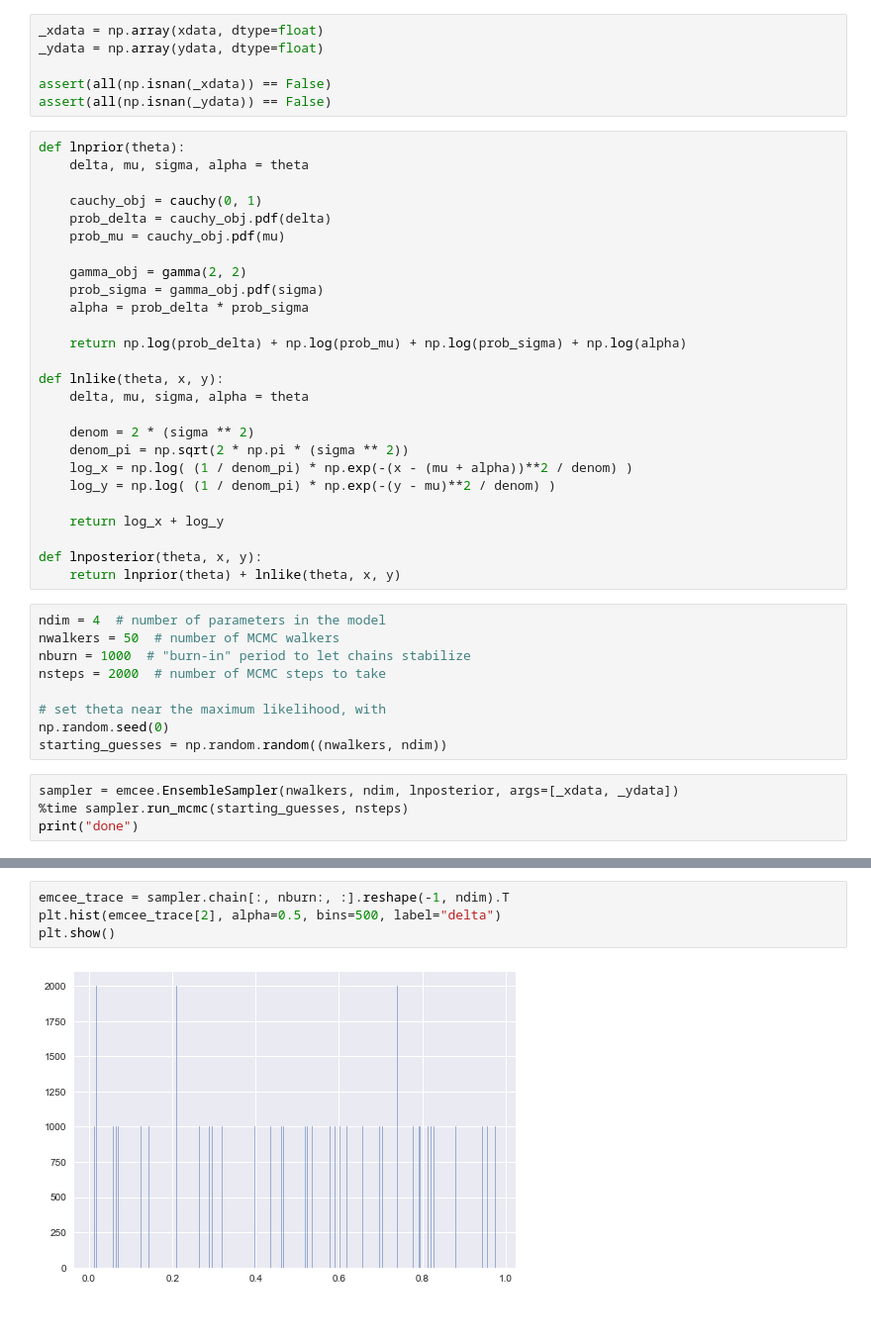
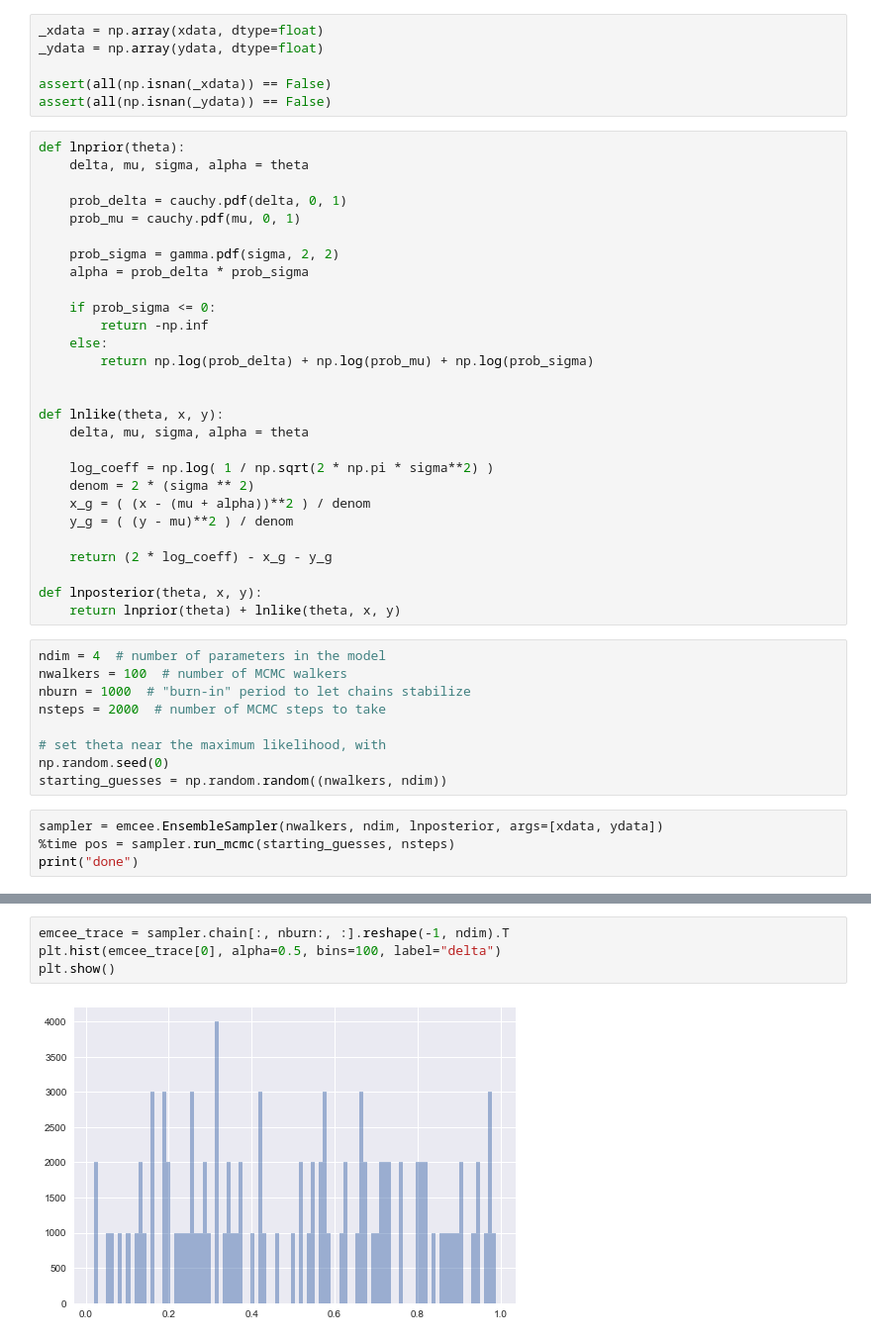
Before and after one commit to daryadedik/investigate_bayesian, a Jupyter notebook: Bayesian sampling investigation data generation.ipynb, the cells around one changed output, grey strips where cells are left out. Shown: that part at 99% size. Drawn from its saved outputs; the diff is of its cells as text.

```diff
--- a/Bayesian sampling investigation data generation.ipynb
+++ b/Bayesian sampling investigation data generation.ipynb
@@ -81,31 +79,33 @@ assert(all(np.isnan(_ydata)) == False)
 def lnprior(theta):
     delta, mu, sigma, alpha = theta
 
-    cauchy_obj = cauchy(0, 1)
-    prob_delta = cauchy_obj.pdf(delta)
-    prob_mu = cauchy_obj.pdf(mu)
+    prob_delta = cauchy.pdf(delta, 0, 1)
+    prob_mu = cauchy.pdf(mu, 0, 1)
 
-    gamma_obj = gamma(2, 2)
-    prob_sigma = gamma_obj.pdf(sigma)
+    prob_sigma = gamma.pdf(sigma, 2, 2)
     alpha = prob_delta * prob_sigma
 
-    return np.log(prob_delta) + np.log(prob_mu) + np.log(prob_sigma) + np.log(alpha)
+    if prob_sigma <= 0:
+        return -np.inf
+    else:
+        return np.log(prob_delta) + np.log(prob_mu) + np.log(prob_sigma)
+
 
 def lnlike(theta, x, y):
     delta, mu, sigma, alpha = theta
 
+    log_coeff = np.log( 1 / np.sqrt(2 * np.pi * sigma**2) )
     denom = 2 * (sigma ** 2)
-    denom_pi = np.sqrt(2 * np.pi * (sigma ** 2))
-    log_x = np.log( (1 / denom_pi) * np.exp(-(x - (mu + alpha))**2 / denom) )
-    log_y = np.log( (1 / denom_pi) * np.exp(-(y - mu)**2 / denom) )
+    x_g = ( (x - (mu + alpha))**2 ) / denom
+    y_g = ( (y - mu)**2 ) / denom
 
-    return log_x + log_y
+    return (2 * log_coeff) - x_g - y_g
 
 def lnposterior(theta, x, y):
     return lnprior(theta) + lnlike(theta, x, y)
 # %%
 ndim = 4  # number of parameters in the model
-nwalkers = 50  # number of MCMC walkers
+nwalkers = 100  # number of MCMC walkers
 nburn = 1000  # "burn-in" period to let chains stabilize
 nsteps = 2000  # number of MCMC steps to take
 
@@ -113,7 +113,7 @@ nsteps = 2000  # number of MCMC steps to take
 np.random.seed(0)
 starting_guesses = np.random.random((nwalkers, ndim))
 # %%
-sampler = emcee.EnsembleSampler(nwalkers, ndim, lnposterior, args=[_xdata, _ydata])
-%time sampler.run_mcmc(starting_guesses, nsteps)
+sampler = emcee.EnsembleSampler(nwalkers, ndim, lnposterior, args=[xdata, ydata])
+%time pos = sampler.run_mcmc(starting_guesses, nsteps)
 print("done")
 # %% [output]
@@ -122,7 +122,7 @@ Wall time: 3min 21s
 done
 # %%
 emcee_trace = sampler.chain[:, nburn:, :].reshape(-1, ndim).T
-plt.hist(emcee_trace[2], alpha=0.5, bins=500, label="delta")
+plt.hist(emcee_trace[0], alpha=0.5, bins=100, label="delta")
 plt.show()
 # %% [output]
-[figure, old version]
+[figure, new version]
```
Also changed, not shown: parts of 5 cells of this notebook.
